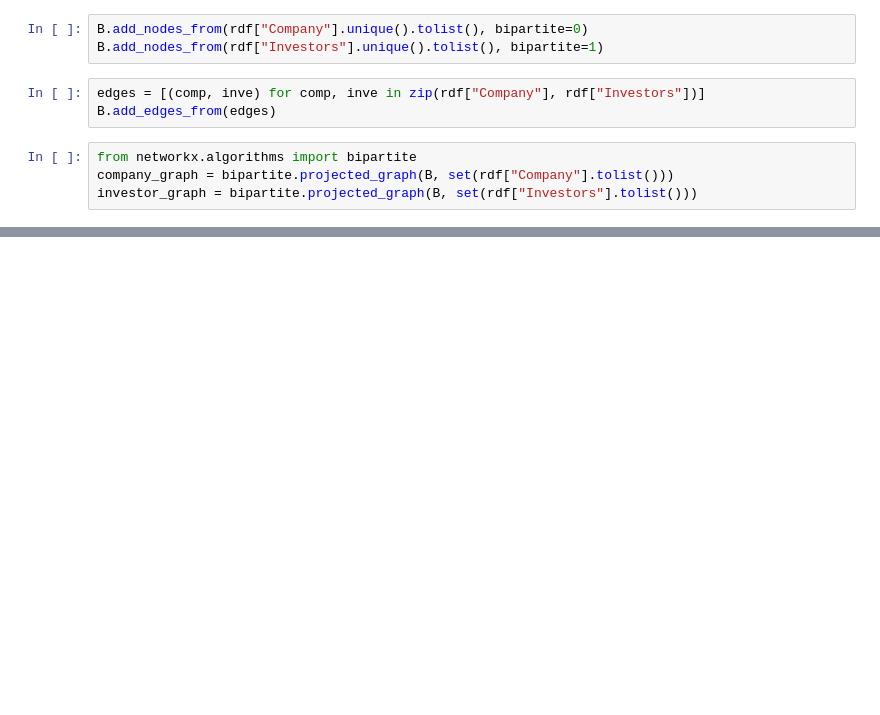
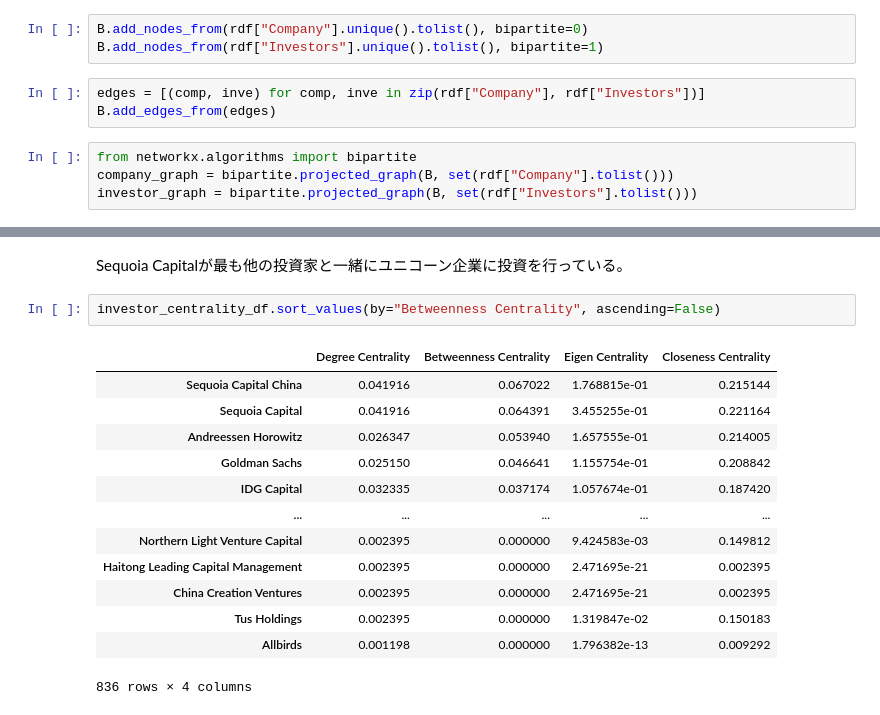
Before and after one commit to takato86/unicorn, a Jupyter notebook: notebooks/analyze.ipynb, the cells around one changed output, grey strips where cells are left out. Saved outputs shown, nothing was run; the diff lists cells and outputs as text; blank space fills up the shorter version.

```diff
--- a/notebooks/analyze.ipynb
+++ b/notebooks/analyze.ipynb
@@ -55,0 +105,18 @@ investor_graph = bipartite.projected_graph(B, set(rdf["Investors"].tolist()))
+# %% [markdown]
+Sequoia Capitalが最も他の投資家と一緒にユニコーン企業に投資を行っている。
+# %%
+investor_centrality_df.sort_values(by="Betweenness Centrality", ascending=False)
+# %% [output]
+|  | Degree Centrality | Betweenness Centrality | Eigen Centrality | Closeness Centrality |
+| Sequoia Capital China | 0.041916 | 0.067022 | 1.768815e-01 | 0.215144 |
+| Sequoia Capital | 0.041916 | 0.064391 | 3.455255e-01 | 0.221164 |
+| Andreessen Horowitz | 0.026347 | 0.053940 | 1.657555e-01 | 0.214005 |
+| Goldman Sachs | 0.025150 | 0.046641 | 1.155754e-01 | 0.208842 |
+| IDG Capital | 0.032335 | 0.037174 | 1.057674e-01 | 0.187420 |
+| ... | ... | ... | ... | ... |
+| Northern Light Venture Capital | 0.002395 | 0.000000 | 9.424583e-03 | 0.149812 |
+| Haitong Leading Capital Management | 0.002395 | 0.000000 | 2.471695e-21 | 0.002395 |
+| China Creation Ventures | 0.002395 | 0.000000 | 2.471695e-21 | 0.002395 |
+| Tus Holdings | 0.002395 | 0.000000 | 1.319847e-02 | 0.150183 |
+| Allbirds | 0.001198 | 0.000000 | 1.796382e-13 | 0.009292 |
+836 rows × 4 columns
```
Also changed, not shown: parts of 24 cells of this notebook, 3 other files.
